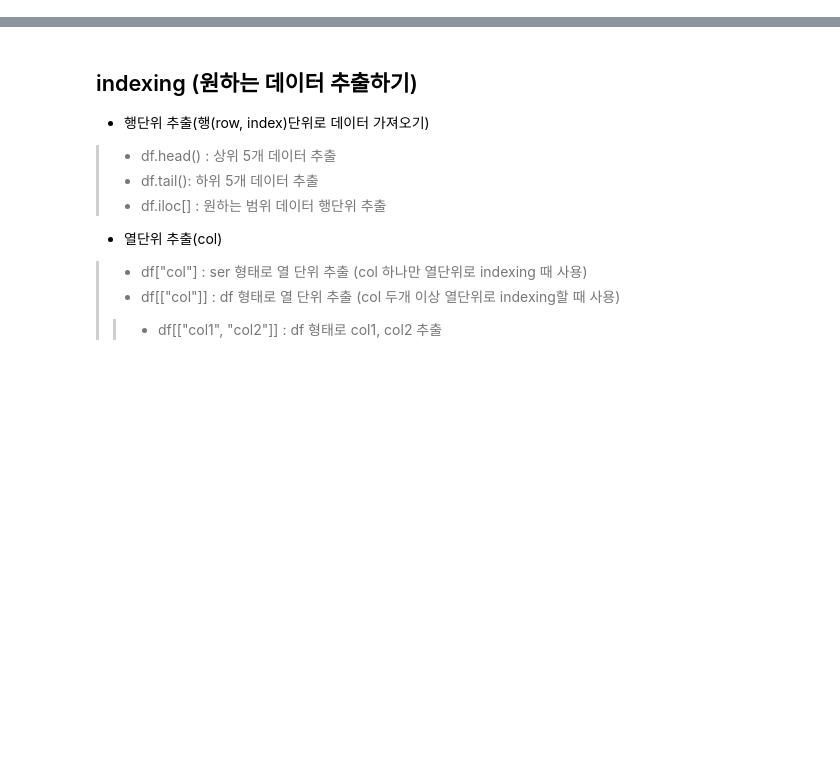
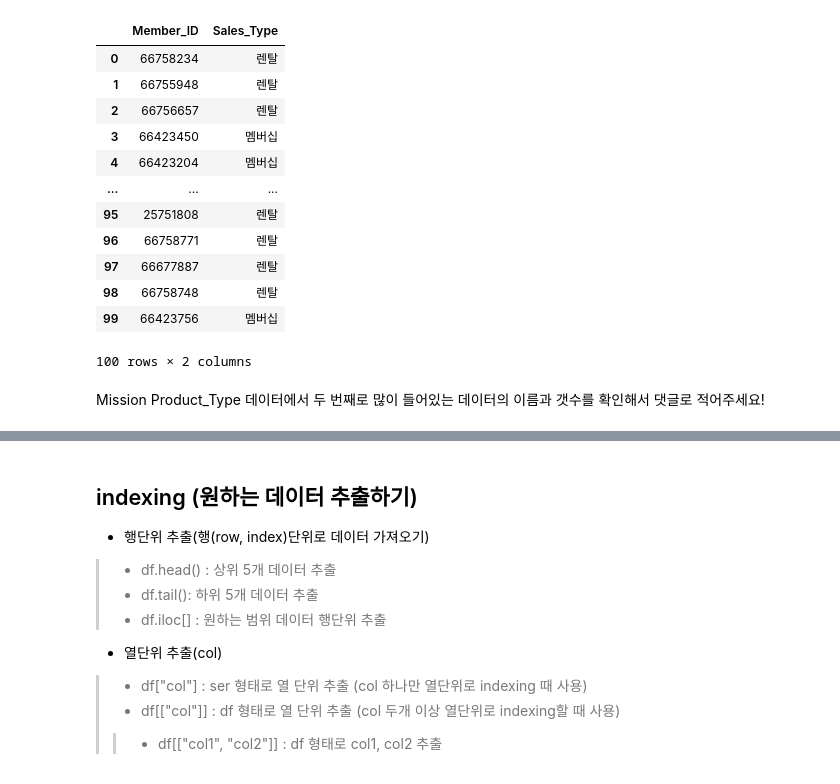
Before and after one commit to 6894556/data_station_crm, a Jupyter notebook: indexing.ipynb, the cells around one changed output, grey strips where cells are left out. Drawn from its saved outputs; the diff is of its cells as text; code cells hidden in the pictures; blank space fills up the shorter version.

```diff
--- a/indexing.ipynb
+++ b/indexing.ipynb
@@ -24,0 +32,19 @@ memory usage: 7.8+ MB
+# %%
+df1[["Member_ID", "Sales_Type"]].head(100)
+# %% [output]
+|  | Member_ID | Sales_Type |
+| 0 | 66758234 | 렌탈 |
+| 1 | 66755948 | 렌탈 |
+| 2 | 66756657 | 렌탈 |
+| 3 | 66423450 | 멤버십 |
+| 4 | 66423204 | 멤버십 |
+| ... | ... | ... |
+| 95 | 25751808 | 렌탈 |
+| 96 | 66758771 | 렌탈 |
+| 97 | 66677887 | 렌탈 |
+| 98 | 66758748 | 렌탈 |
+| 99 | 66423756 | 멤버십 |
+100 rows × 2 columns
+# %% [markdown]
+Mission
+Product_Type 데이터에서 두 번째로 많이 들어있는 데이터의 이름과 갯수를 확인해서 댓글로 적어주세요!
```
Also changed, not shown: parts of 6 cells of this notebook, 2 other files.
